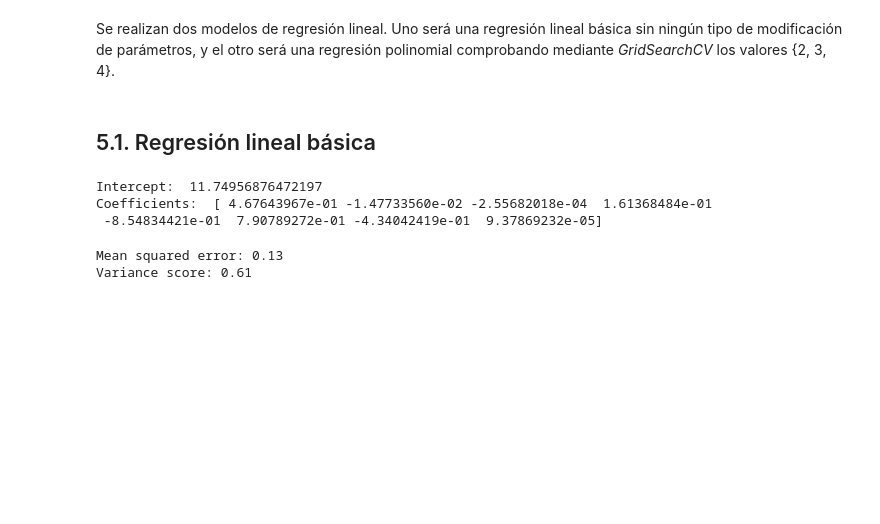
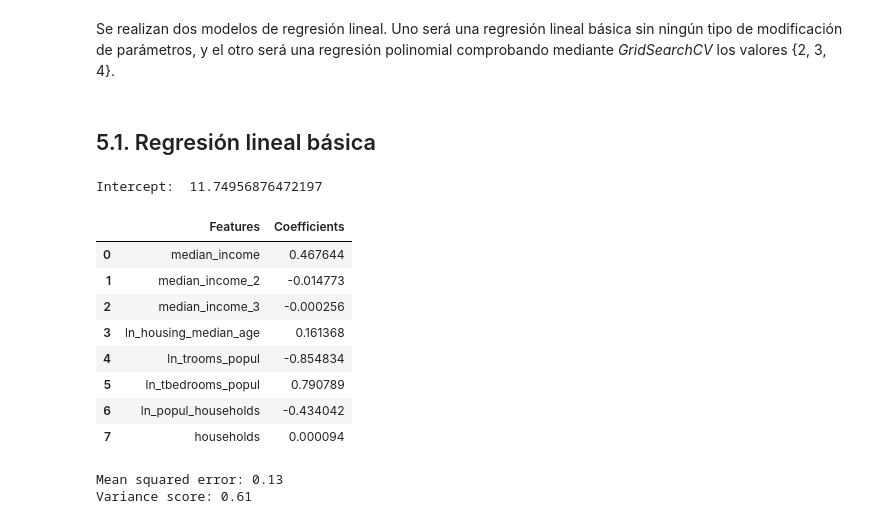
Before and after one commit to JoanMartin/UIB-MasterInBigData, a Jupyter notebook: Statistical-Learning-and-Decision-Making-II/California Census/California Census.ipynb, the cells around one changed output. Saved outputs shown, nothing was run; the diff lists cells and outputs as text; code cells hidden in the pictures; blank space fills up the shorter version.

```diff
--- a/Statistical-Learning-and-Decision-Making-II/California Census/California Census.ipynb
+++ b/Statistical-Learning-and-Decision-Making-II/California Census/California Census.ipynb
@@ -276,11 +276,22 @@ reg_LR_fit = reg_LR.fit(X_train, y_train)
 y_pred_LR = reg_LR.predict(X_test)
 # %%
 print('Intercept: ', reg_LR.intercept_)
-print('Coefficients: ', reg_LR.coef_)
 # %% [output]
 Intercept:  11.74956876472197
-Coefficients:  [ 4.67643967e-01 -1.47733560e-02 -2.55682018e-04  1.61368484e-01
- -8.54834421e-01  7.90789272e-01 -4.34042419e-01  9.37869232e-05]
+# %%
+df_coef = pd.concat([pd.Series(X_train.columns), pd.Series(reg_LR.coef_)], axis=1)
+df_coef.columns = ['Features', 'Coefficients']
+df_coef
+# %% [output]
+|  | Features | Coefficients |
+| 0 | median_income | 0.467644 |
+| 1 | median_income_2 | -0.014773 |
+| 2 | median_income_3 | -0.000256 |
+| 3 | ln_housing_median_age | 0.161368 |
+| 4 | ln_trooms_popul | -0.854834 |
+| 5 | ln_tbedrooms_popul | 0.790789 |
+| 6 | ln_popul_households | -0.434042 |
+| 7 | households | 0.000094 |
 # %%
 print("Mean squared error: %.2f" % mean_squared_error(y_test, y_pred_LR))
 print('Variance score: %.2f' % r2_score(y_test, y_pred_LR))
```
Also changed, not shown: parts of 11 cells of this notebook, 1 other file.
